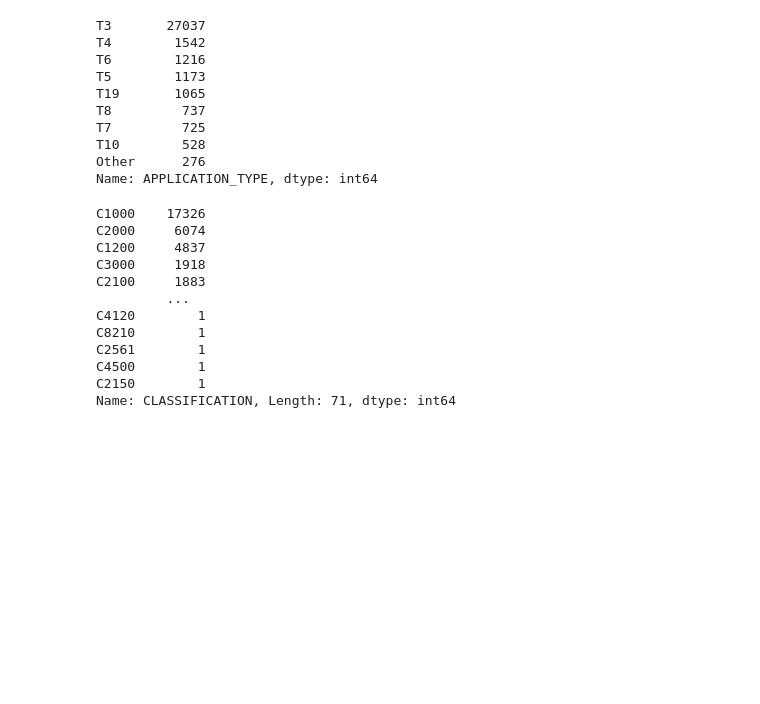
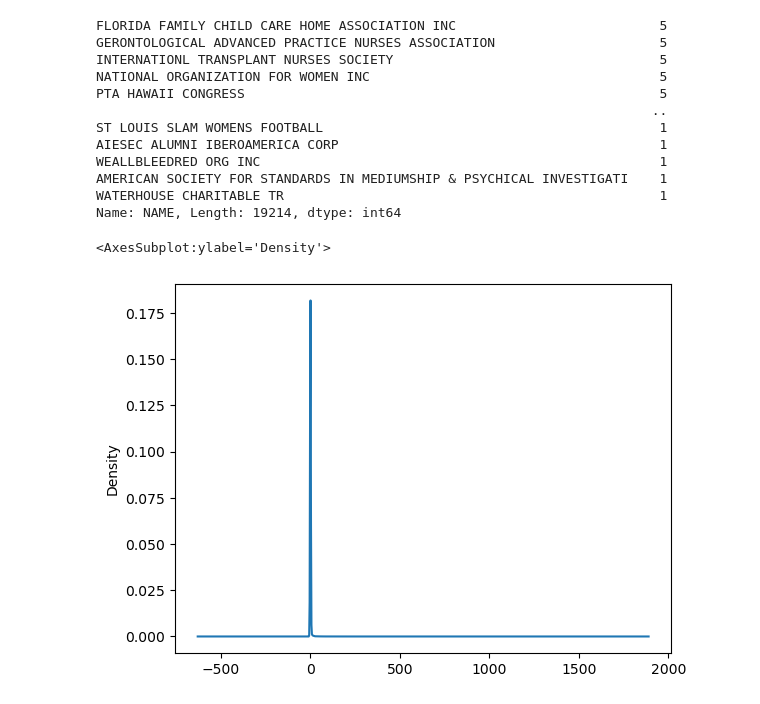
Before and after one commit to dianahcortez/Neural_Network_Charity_Analysis, a Jupyter notebook: AlphabetSoupCharity_Optimization_3.ipynb, the cells around one changed output. Cells and saved outputs as stored; diff of their text form; code cells hidden in the pictures; blank space fills up the shorter version.

```diff
--- a/AlphabetSoupCharity_Optimization_3.ipynb
+++ b/AlphabetSoupCharity_Optimization_3.ipynb
@@ -51,7 +67,11 @@ IS_SUCCESSFUL                2
 dtype: int64
 # %%
-#do I need any binning for the application_type value counts?
+#do I need any binning for the application_type name counts?
+# Look at NAME value counts for binning
 
-application_count = application_df.APPLICATION_TYPE.value_counts()
-application_count
+name_counts = application_df.NAME.value_counts()
+
+#  How many name counts are greater than 5?
+
+name_counts[name_counts>5]
 # %% [output]
@@ -76,41 +90,26 @@ Name: APPLICATION_TYPE, dtype: int64
 # %%
-#determine values to replace if counts less than 500
+#determine values to replace if counts less than 505
 
-replace_application = list(application_count[application_count < 500].index)
-
-# Replace in dataframe
-for app in replace_application:
-    application_df.APPLICATION_TYPE = application_df.APPLICATION_TYPE.replace(app,"Other")
-
-# Check to make sure binning was successful
-application_df.APPLICATION_TYPE.value_counts()
+#  How many name counts are less than or equal to 5?
+name_counts[name_counts <= 5]
 # %% [output]
-T3       27037
-T4        1542
-T6        1216
-T5        1173
-T19       1065
-T8         737
-T7         725
-T10        528
-Other      276
-Name: APPLICATION_TYPE, dtype: int64
+FLORIDA FAMILY CHILD CARE HOME ASSOCIATION INC                          5
+GERONTOLOGICAL ADVANCED PRACTICE NURSES ASSOCIATION                     5
+INTERNATIONL TRANSPLANT NURSES SOCIETY                                  5
+NATIONAL ORGANIZATION FOR WOMEN INC                                     5
+PTA HAWAII CONGRESS                                                     5
+                                                                       ..
+ST LOUIS SLAM WOMENS FOOTBALL                                           1
+AIESEC ALUMNI IBEROAMERICA CORP                                         1
+WEALLBLEEDRED ORG INC                                                   1
+AMERICAN SOCIETY FOR STANDARDS IN MEDIUMSHIP & PSYCHICAL INVESTIGATI    1
+WATERHOUSE CHARITABLE TR                                                1
+Name: NAME, Length: 19214, dtype: int64
 # %%
-#classification value counts for binning
+# Visualize the value counts of NAME
 
-classification_count = application_df.CLASSIFICATION.value_counts()
-classification_count
+name_counts.plot.density()
 # %% [output]
-C1000    17326
-C2000     6074
-C1200     4837
-C3000     1918
-C2100     1883
-         ...
-C4120        1
-C8210        1
-C2561        1
-C4500        1
-C2150        1
-Name: CLASSIFICATION, Length: 71, dtype: int64
+<AxesSubplot:ylabel='Density'>
+[figure, added]
 # %%
```
Also changed, not shown: parts of 20 cells of this notebook, 3 other files.
